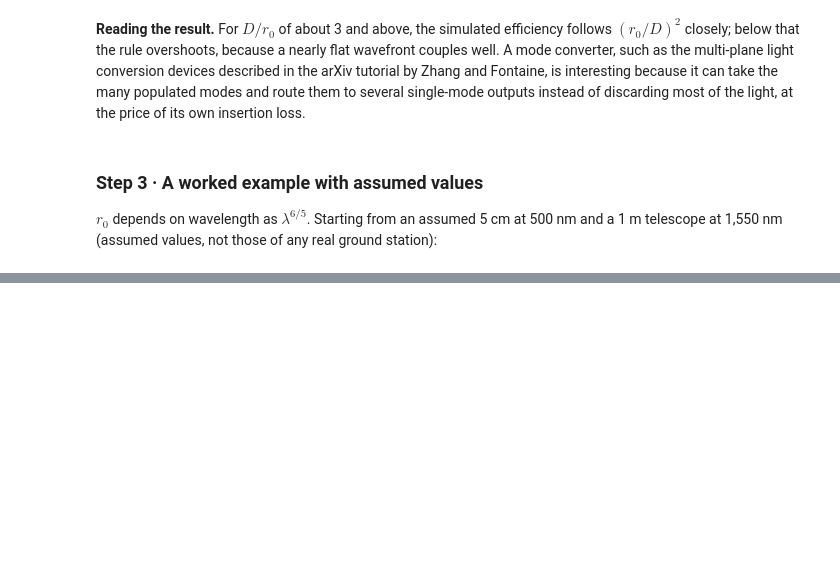
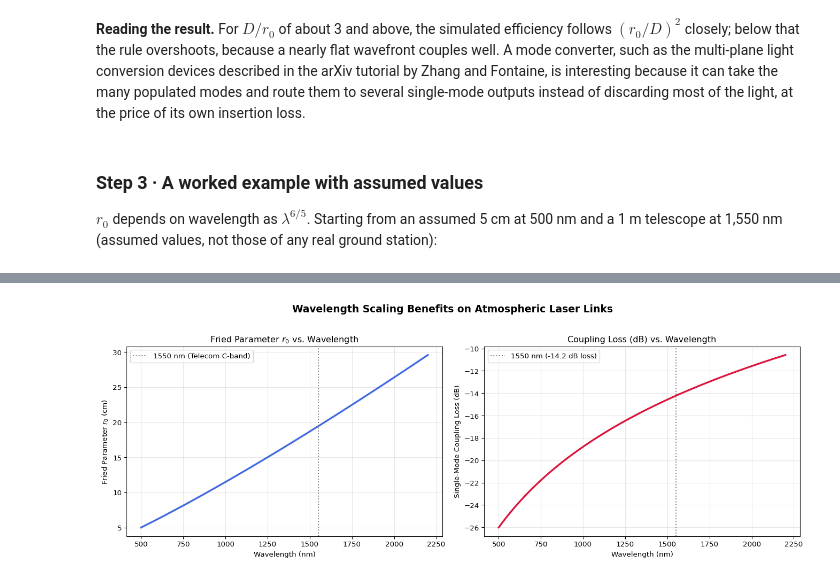
Before and after one commit to EWC-Compute-Platform/Engineering-World-Company, a Jupyter notebook: EWC Space Delta-V/EWC_SpaceDeltaV_Issue028_Colab_Demo.ipynb, the cells around one changed output, grey strips where cells are left out. Saved outputs shown, nothing was run; the diff lists cells and outputs as text; code cells hidden in the pictures; blank space fills up the shorter version.

```diff
--- a/EWC Space Delta-V/EWC_SpaceDeltaV_Issue028_Colab_Demo.ipynb
+++ b/EWC Space Delta-V/EWC_SpaceDeltaV_Issue028_Colab_Demo.ipynb
@@ -179,0 +290,42 @@ print(f"Single-mode coupling ~ {eta:.3f} = {10*np.log10(eta):.1f} dB (no correct
+# %%
+import numpy as np
+import matplotlib.pyplot as plt
+
+# Reference r0 of 5 cm (0.05 m) at 500 nm
+lambda_ref = 500e-9
+r0_ref = 0.05
+D_telescope = 1.0  # 1.0 m aperture
+
+# Wavelength spectrum from 500 nm to 2200 nm
+wavelengths = np.linspace(500e-9, 2200e-9, 200)
+r0_wavelengths = r0_ref * (wavelengths / lambda_ref)**(6/5)
+
+# Coupling efficiency (r0/D)^2 capped at 1.0
+coupling_eff = np.minimum((r0_wavelengths / D_telescope)**2, 1.0)
+coupling_loss_db = 10 * np.log10(coupling_eff)
+
+fig, (ax1, ax2) = plt.subplots(1, 2, figsize=(14, 5), dpi=96)
+
+# Plot Fried Parameter vs Wavelength
+ax1.plot(wavelengths * 1e9, r0_wavelengths * 100, color='royalblue', linewidth=2.5)
+ax1.axvline(x=1550, color='grey', linestyle=':', label='1550 nm (Telecom C-band)')
+ax1.set_xlabel('Wavelength (nm)')
+ax1.set_ylabel('Fried Parameter $r_0$ (cm)')
+ax1.set_title('Fried Parameter $r_0$ vs. Wavelength')
+ax1.grid(True, alpha=0.3)
+ax1.legend()
+
+# Plot Coupling Loss (dB) vs Wavelength
+ax2.plot(wavelengths * 1e9, coupling_loss_db, color='crimson', linewidth=2.5)
+ax2.axvline(x=1550, color='grey', linestyle=':', label='1550 nm (-14.2 dB loss)')
+ax2.set_xlabel('Wavelength (nm)')
+ax2.set_ylabel('Single-Mode Coupling Loss (dB)')
+ax2.set_title('Coupling Loss (dB) vs. Wavelength')
+ax2.grid(True, alpha=0.3)
+ax2.legend()
+
+plt.suptitle('Wavelength Scaling Benefits on Atmospheric Laser Links', fontsize=14, fontweight='bold', y=1.02)
+plt.tight_layout()
+plt.show()
+# %% [output]
+[figure, added]
```
Also changed, not shown: parts of 13 cells of this notebook.
